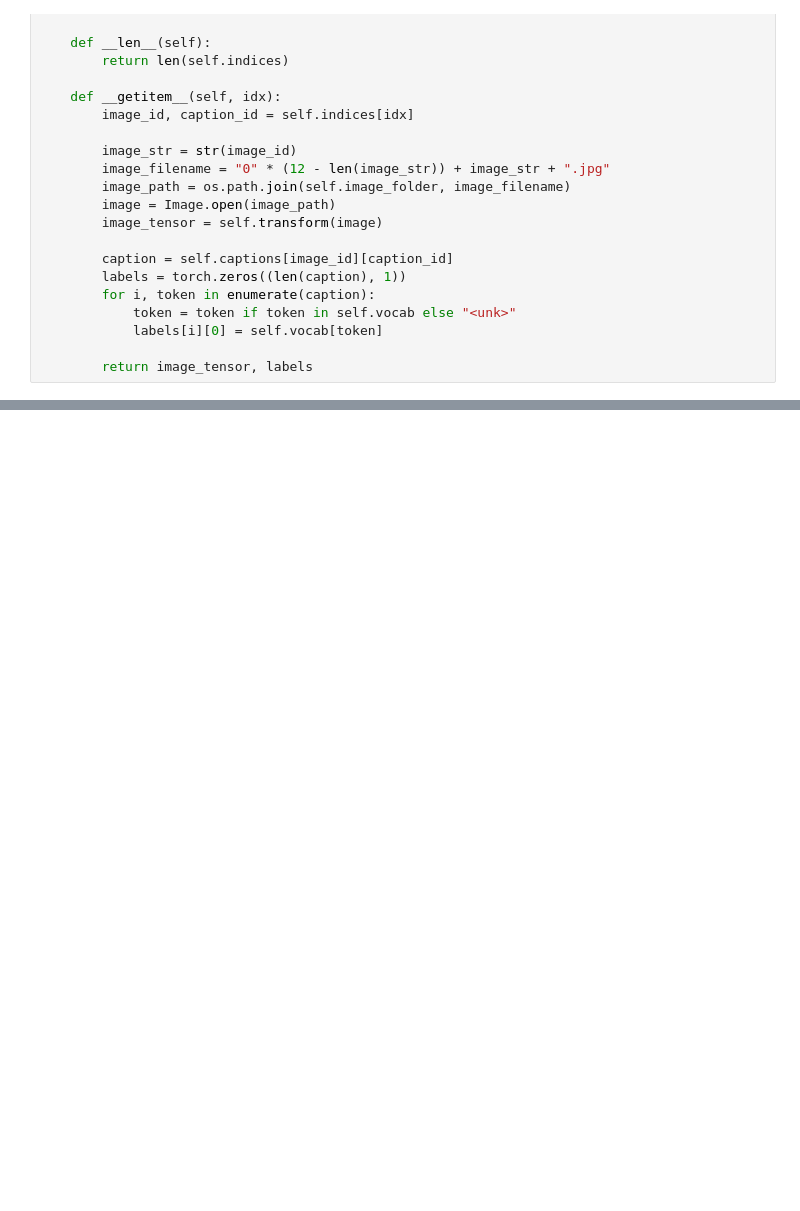
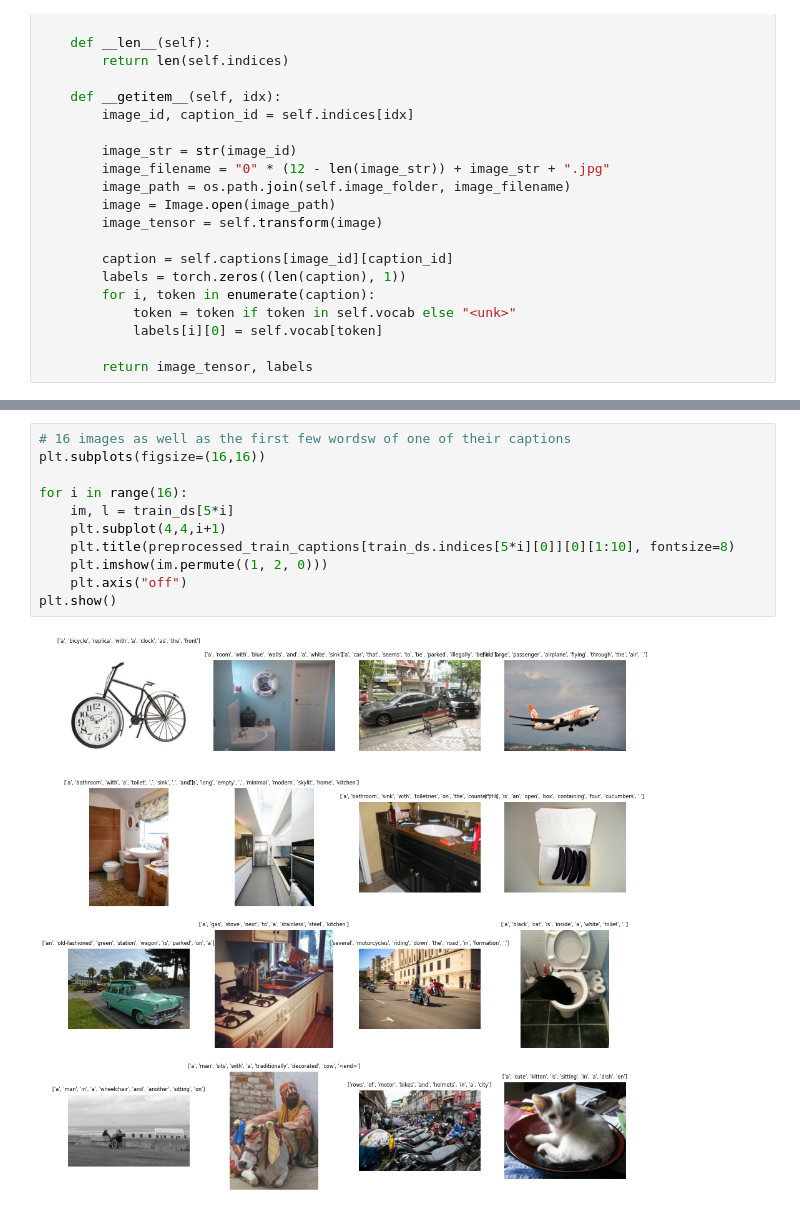
Before and after one commit to MikeAgb/ml-project, a Jupyter notebook: ml-project.ipynb, the cells around one changed output, grey strips where cells are left out. Cells and saved outputs as stored; diff of their text form; blank space fills up the shorter version.

```diff
--- a/ml-project.ipynb
+++ b/ml-project.ipynb
@@ -133,0 +163,13 @@ tensor([[3.0000e+00],
+# %%
+# 16 images as well as the first few wordsw of one of their captions
+plt.subplots(figsize=(16,16))
+
+for i in range(16):
+    im, l = train_ds[5*i]
+    plt.subplot(4,4,i+1)
+    plt.title(preprocessed_train_captions[train_ds.indices[5*i][0]][0][1:10], fontsize=8)
+    plt.imshow(im.permute((1, 2, 0)))
+    plt.axis("off")
+plt.show()
+# %% [output]
+[figure, added]
```
Also changed, not shown: parts of 7 cells of this notebook.
